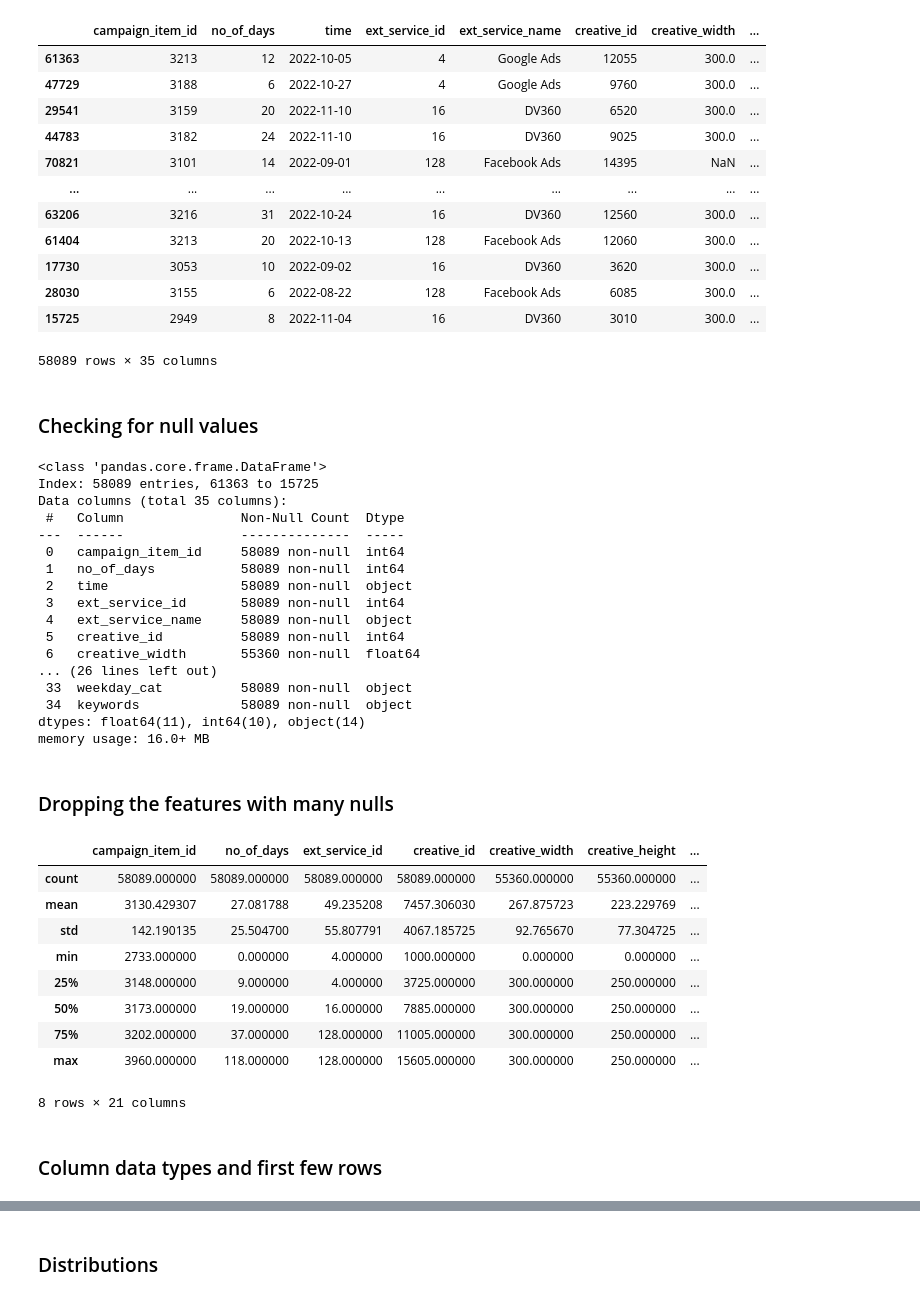
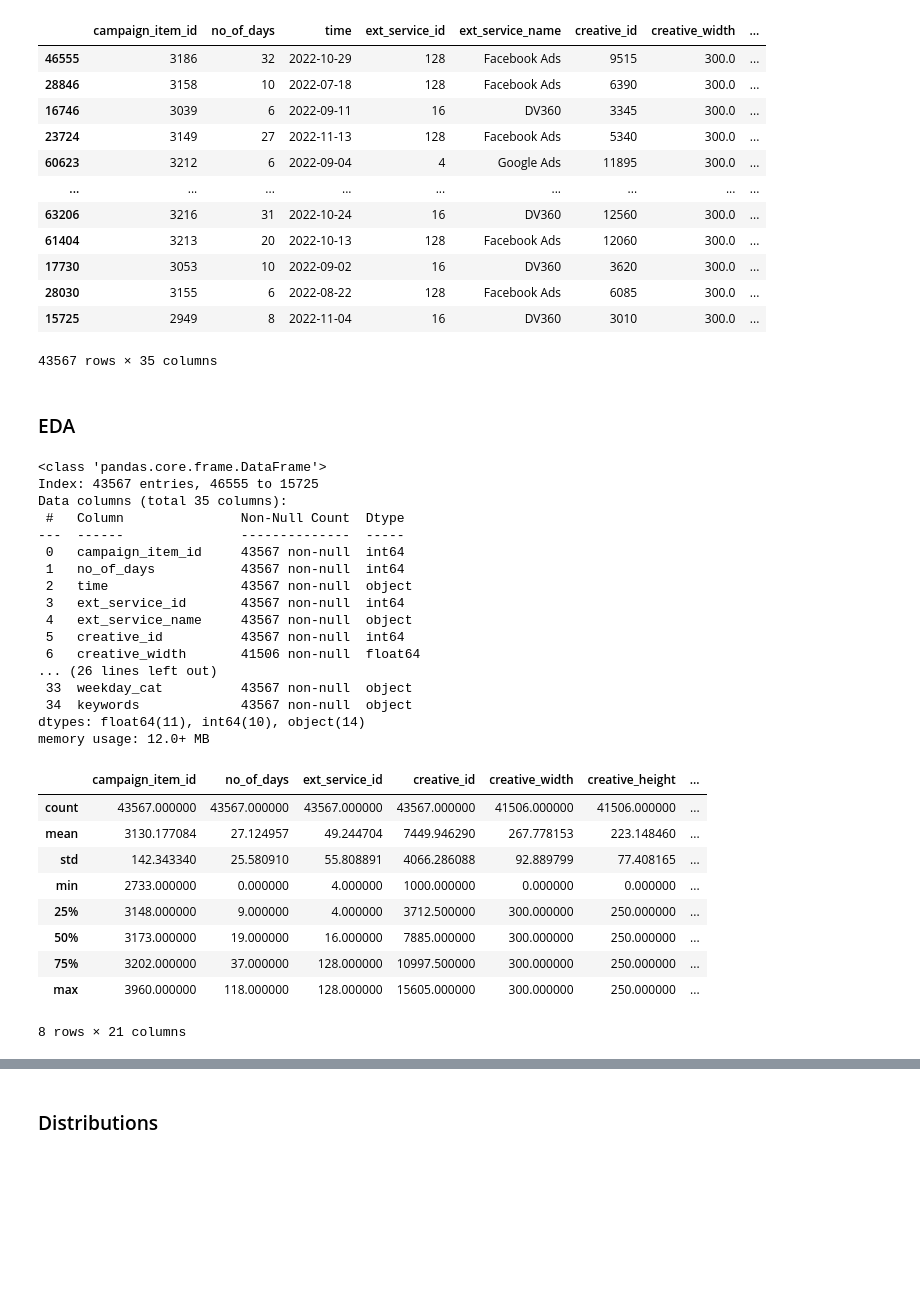
Before and after one commit to atabak-alishiri/marketing-campaign-predictor, a Jupyter notebook: analysis.ipynb, the cells around one changed output, grey strips where cells are left out. Drawn from its saved outputs; the diff is of its cells as text; code cells hidden in the pictures; blank space fills up the shorter version.

```diff
--- a/analysis.ipynb
+++ b/analysis.ipynb
@@ -44,60 +56,56 @@ from lightgbm import LGBMRegressor
 # %%
 df = pd.read_csv("data/raw/marketing-campaign-dataset.csv", encoding="utf-8")
-train_df, test_df = train_test_split(df, test_size=0.2, random_state=123)
+train_df, test_df = train_test_split(df, test_size=0.4, random_state=123)
 train_df
 # %% [output]
 |  | campaign_item_id | no_of_days | time | ext_service_id | ext_service_name | creative_id | creative_width | ... |
-| 61363 | 3213 | 12 | 2022-10-05 | 4 | Google Ads | 12055 | 300.0 | ... |
-| 47729 | 3188 | 6 | 2022-10-27 | 4 | Google Ads | 9760 | 300.0 | ... |
-| 29541 | 3159 | 20 | 2022-11-10 | 16 | DV360 | 6520 | 300.0 | ... |
-| 44783 | 3182 | 24 | 2022-11-10 | 16 | DV360 | 9025 | 300.0 | ... |
-| 70821 | 3101 | 14 | 2022-09-01 | 128 | Facebook Ads | 14395 | NaN | ... |
+| 46555 | 3186 | 32 | 2022-10-29 | 128 | Facebook Ads | 9515 | 300.0 | ... |
+| 28846 | 3158 | 10 | 2022-07-18 | 128 | Facebook Ads | 6390 | 300.0 | ... |
+| 16746 | 3039 | 6 | 2022-09-11 | 16 | DV360 | 3345 | 300.0 | ... |
+| 23724 | 3149 | 27 | 2022-11-13 | 128 | Facebook Ads | 5340 | 300.0 | ... |
+| 60623 | 3212 | 6 | 2022-09-04 | 4 | Google Ads | 11895 | 300.0 | ... |
 | ... | ... | ... | ... | ... | ... | ... | ... | ... |
 | 63206 | 3216 | 31 | 2022-10-24 | 16 | DV360 | 12560 | 300.0 | ... |
 | 61404 | 3213 | 20 | 2022-10-13 | 128 | Facebook Ads | 12060 | 300.0 | ... |
 | 17730 | 3053 | 10 | 2022-09-02 | 16 | DV360 | 3620 | 300.0 | ... |
 | 28030 | 3155 | 6 | 2022-08-22 | 128 | Facebook Ads | 6085 | 300.0 | ... |
 | 15725 | 2949 | 8 | 2022-11-04 | 16 | DV360 | 3010 | 300.0 | ... |
-58089 rows × 35 columns
+43567 rows × 35 columns
 # %% [markdown]
-### Checking for null values
+### EDA
 # %%
 train_df.info()
 # %% [output]
 <class 'pandas.core.frame.DataFrame'>
-Index: 58089 entries, 61363 to 15725
+Index: 43567 entries, 46555 to 15725
 Data columns (total 35 columns):
  #   Column               Non-Null Count  Dtype
 ---  ------               --------------  -----
- 0   campaign_item_id     58089 non-null  int64
- 1   no_of_days           58089 non-null  int64
- 2   time                 58089 non-null  object
- 3   ext_service_id       58089 non-null  int64
- 4   ext_service_name     58089 non-null  object
- 5   creative_id          58089 non-null  int64
- 6   creative_width       55360 non-null  float64
+ 0   campaign_item_id     43567 non-null  int64
+ 1   no_of_days           43567 non-null  int64
+ 2   time                 43567 non-null  object
+ 3   ext_service_id       43567 non-null  int64
+ 4   ext_service_name     43567 non-null  object
+ 5   creative_id          43567 non-null  int64
+ 6   creative_width       41506 non-null  float64
 ... (26 lines left out)
- 33  weekday_cat          58089 non-null  object
- 34  keywords             58089 non-null  object
+ 33  weekday_cat          43567 non-null  object
+ 34  keywords             43567 non-null  object
 dtypes: float64(11), int64(10), object(14)
-memory usage: 16.0+ MB
+memory usage: 12.0+ MB
-# %% [markdown]
-### Dropping the features with many nulls
 # %%
 train_df.describe()
 # %% [output]
 |  | campaign_item_id | no_of_days | ext_service_id | creative_id | creative_width | creative_height | ... |
-| count | 58089.000000 | 58089.000000 | 58089.000000 | 58089.000000 | 55360.000000 | 55360.000000 | ... |
-| mean | 3130.429307 | 27.081788 | 49.235208 | 7457.306030 | 267.875723 | 223.229769 | ... |
-| std | 142.190135 | 25.504700 | 55.807791 | 4067.185725 | 92.765670 | 77.304725 | ... |
+| count | 43567.000000 | 43567.000000 | 43567.000000 | 43567.000000 | 41506.000000 | 41506.000000 | ... |
+| mean | 3130.177084 | 27.124957 | 49.244704 | 7449.946290 | 267.778153 | 223.148460 | ... |
+| std | 142.343340 | 25.580910 | 55.808891 | 4066.286088 | 92.889799 | 77.408165 | ... |
 | min | 2733.000000 | 0.000000 | 4.000000 | 1000.000000 | 0.000000 | 0.000000 | ... |
-| 25% | 3148.000000 | 9.000000 | 4.000000 | 3725.000000 | 300.000000 | 250.000000 | ... |
+| 25% | 3148.000000 | 9.000000 | 4.000000 | 3712.500000 | 300.000000 | 250.000000 | ... |
 | 50% | 3173.000000 | 19.000000 | 16.000000 | 7885.000000 | 300.000000 | 250.000000 | ... |
-| 75% | 3202.000000 | 37.000000 | 128.000000 | 11005.000000 | 300.000000 | 250.000000 | ... |
+| 75% | 3202.000000 | 37.000000 | 128.000000 | 10997.500000 | 300.000000 | 250.000000 | ... |
 | max | 3960.000000 | 118.000000 | 128.000000 | 15605.000000 | 300.000000 | 250.000000 | ... |
 8 rows × 21 columns
-# %% [markdown]
-### Column data types and first few rows
 # %%
 train_df.nunique()
 # %% [output]
```
Also changed, not shown: parts of 76 cells of this notebook.
